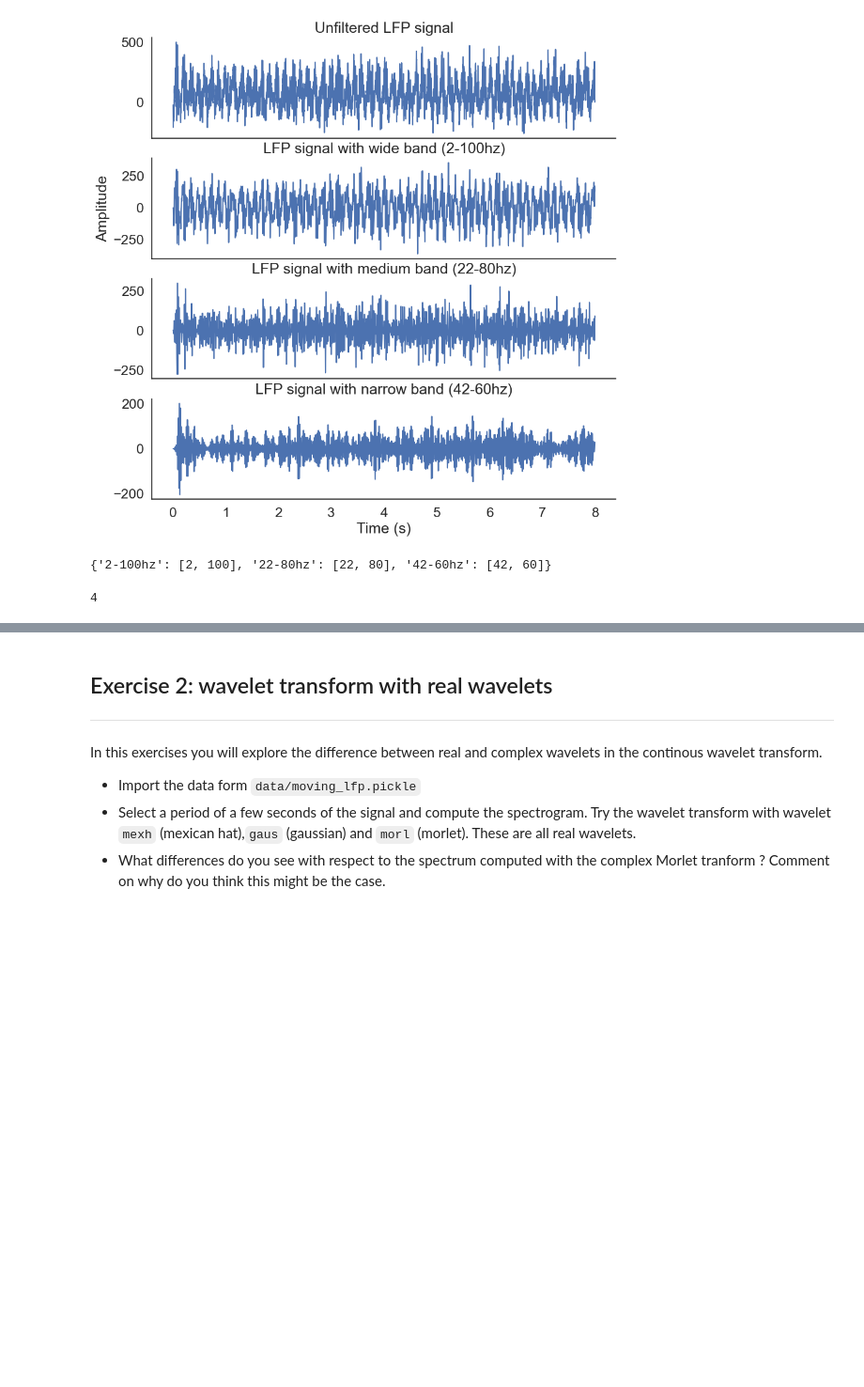
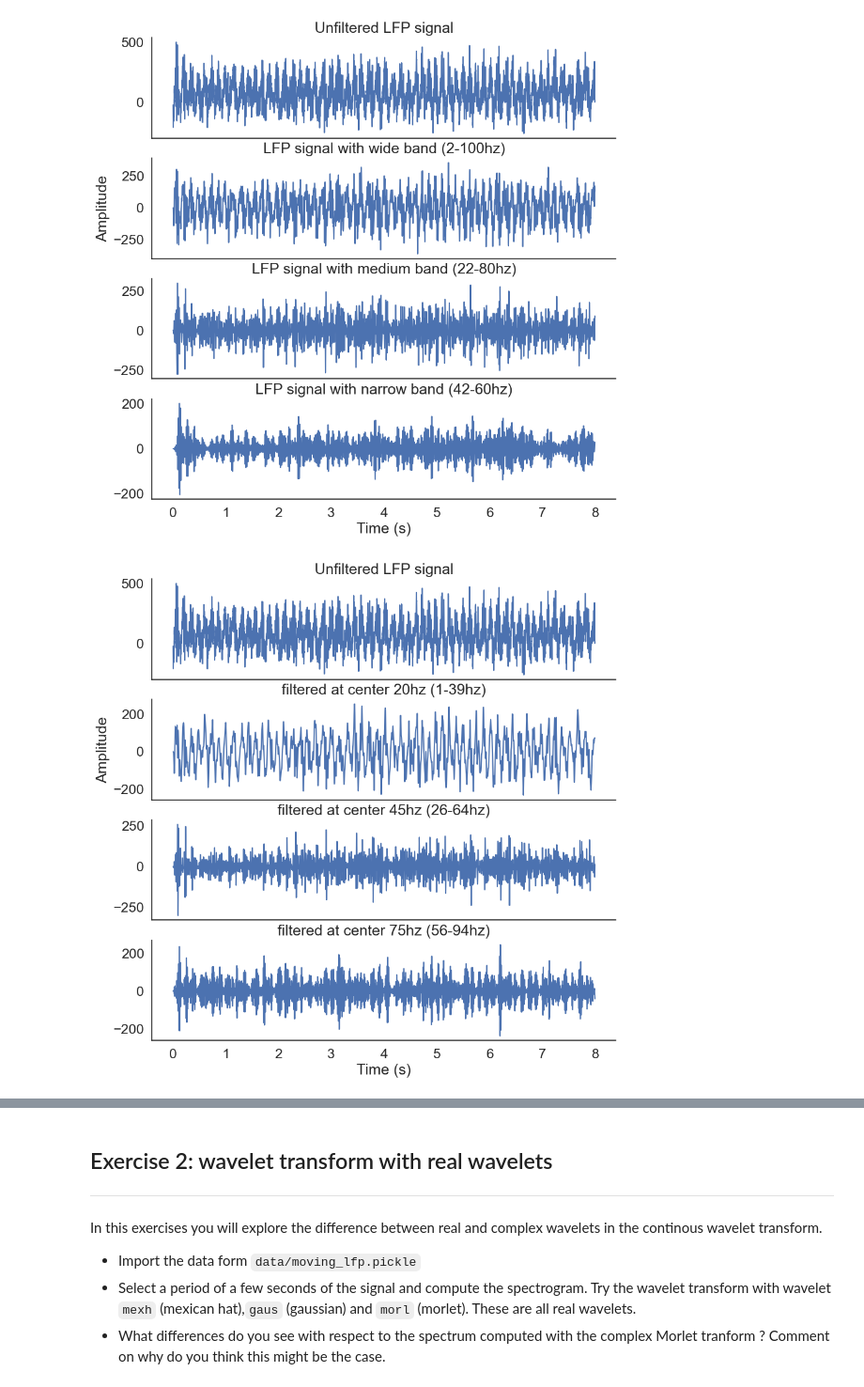
Before and after one commit to lbroekema/neuro-analysis, a Jupyter notebook: exercises_LFP.ipynb, the cells around one changed output, grey strips where cells are left out. Shown at 94% size. Saved outputs shown, nothing was run; the diff lists cells and outputs as text; code cells hidden in the pictures; blank space fills up the shorter version.

```diff
--- a/exercises_LFP.ipynb
+++ b/exercises_LFP.ipynb
@@ -106,10 +97,39 @@ fig.get_tight_layout()
 fig.set_size_inches(10, 10)
 # %% [output]
 [figure]
-# %%
-print(bands)
-
-len(lfp_f)
-# %% [output]
-{'2-100hz': [2, 100], '22-80hz': [22, 80], '42-60hz': [42, 60]}
-4
+# %%
+# this code filteres the LFP signal with different filters centered at a different
+# central frequencies, but with the same width
+band_center = {"20hz": [1,39],
+               "45hz": [26,64],
+               "75hz": [56,94]}
+
+lfp_f_c = [lfp8]
+filters = {}
+
+# filter the lfp signals with the different frequency bands
+for label, band in band_center.items():
+    low_f, high_f = band
+    filters[label] = butter(filter_order,[low_f, high_f],
+                btype='band',
+                output='sos',
+                fs=fs)
+    lfp_f_c.append(sosfilt(filters[label], lfp8))
+
+fig, axs = plt.subplots(4,1, sharex = True)
+
+axs[0].plot(np.linspace(0,8,8000), lfp_f_c[0])
+axs[0].set_title("Unfiltered LFP signal")
+axs[1].plot(np.linspace(0,8,8000), lfp_f_c[1])
+axs[1].set_title("filtered at center 20hz (1-39hz)")
+axs[2].plot(np.linspace(0,8,8000), lfp_f_c[2])
+axs[2].set_title("filtered at center 45hz (26-64hz)")
+axs[3].plot(np.linspace(0,8,8000), lfp_f_c[3])
+axs[3].set_title("filtered at center 75hz (56-94hz)")
+
+axs[3].set_xlabel("Time (s)")
+axs[1].set_ylabel("Amplitude")
+fig.get_tight_layout()
+fig.set_size_inches(10, 10)
+# %% [output]
+[figure, added]
```
Also changed, not shown: parts of 11 cells of this notebook.
